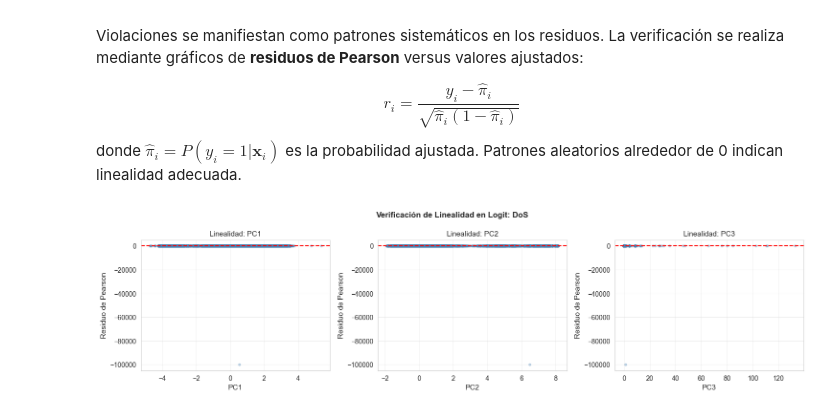
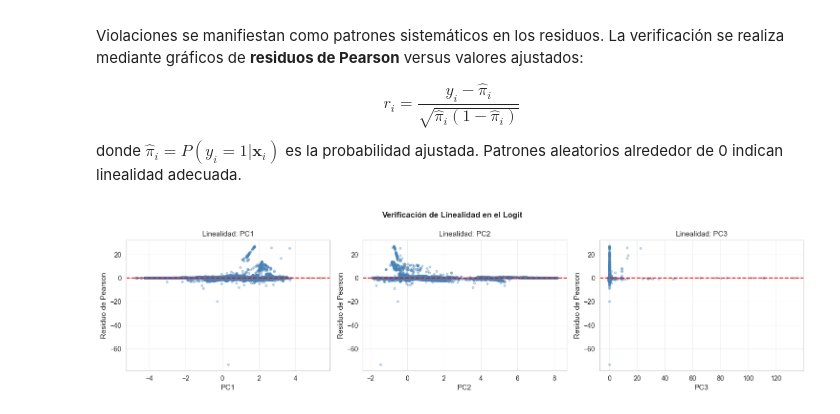
Before and after one commit to ChertaPro/Deteccion-de-Intrusiones-y-Analisis-de-Anomalias-en-Trafico-de-Red-mediante-Tecnicas-Estadasticas, a Jupyter notebook: Detección-de-Intrusiones-y-Análisis-de-Anomalías-en-Tráfico-de-Red-mediante-Técnicas-Estadísticas.ipynb, the cells around one changed output. Cells and saved outputs as stored; diff of their text form; code cells hidden in the pictures.

```diff
--- a/Detección-de-Intrusiones-y-Análisis-de-Anomalías-en-Tráfico-de-Red-mediante-Técnicas-Estadísticas.ipynb
+++ b/Detección-de-Intrusiones-y-Análisis-de-Anomalías-en-Tráfico-de-Red-mediante-Técnicas-Estadísticas.ipynb
@@ -1585,6 +1603,12 @@ $$
 
 donde $R_j^2$ es el coeficiente de determinación al regresar el predictor $j$ contra todos los demás. Valores $\text{VIF} < 5$ indican ausencia de multicolinealidad problemática.
 # %%
+# Convertir array de PCA a DataFrame
+X_pca_df = pd.DataFrame(
+    X_pca_df,
+    columns=[f'PC{i+1}' for i in range(X_pca_df.shape[1])]
+)
+
 # Calcular VIF
 vif_data = pd.DataFrame({
     'Componente': X_pca_df.columns,
@@ -1661,31 +1677,32 @@ donde $\hat{\pi}_i = P(y_i=1|\mathbf{x}_i)$ es la probabilidad ajustada. Patrone
 # %%
 from sklearn.linear_model import LogisticRegression
 
-# Ejemplo: modelo DoS
-attack_type = 'DoS'
-y = targets[attack_type]
+# Ajustar modelo preliminar para obtener residuos
+model_prelim = LogisticRegression(max_iter=1000, solver='lbfgs')
+model_prelim.fit(X_pca_df, y_binary)
+y_pred_proba = model_prelim.predict_proba(X_pca_df)[:, 1]
 
-model = LogisticRegression(max_iter=1000, solver='lbfgs').fit(X_pca_df, y)
-y_pred_proba = model.predict_proba(X_pca_df)[:, 1]
+# Calcular residuos de Pearson
+pearson_resid = (y_binary - y_pred_proba) / np.sqrt(y_pred_proba * (1 - y_pred_proba) + 1e-10)
 
-# Residuos de Pearson
-pearson_resid = (y - y_pred_proba) / np.sqrt(y_pred_proba * (1 - y_pred_proba) + 1e-10)
+# Visualización de linealidad (primeros 3 componentes)
+import matplotlib.pyplot as plt
 
-# Gráficos de residuos vs primeros 3 PCs
 fig, axes = plt.subplots(1, 3, figsize=(15, 4))
 
 for idx, pc in enumerate(['PC1', 'PC2', 'PC3']):
-    ax = axes[idx]
-    ax.scatter(X_pca_df[pc], pearson_resid, alpha=0.3, s=10, color='steelblue')
-    ax.axhline(0, color='red', linestyle='--', linewidth=1.5)
-    ax.set_xlabel(pc, fontsize=11)
-    ax.set_ylabel('Residuo de Pearson', fontsize=11)
-    ax.set_title(f'Linealidad: {pc}', fontsize=11)
-    ax.grid(alpha=0.3)
+    if pc in X_pca_df.columns:
+        ax = axes[idx]
+        ax.scatter(X_pca_df[pc], pearson_resid, alpha=0.3, s=10, color='steelblue')
+        ax.axhline(0, color='red', linestyle='--', linewidth=1.5)
+        ax.set_xlabel(pc, fontsize=11)
+        ax.set_ylabel('Residuo de Pearson', fontsize=11)
+        ax.set_title(f'Linealidad: {pc}', fontsize=11)
+        ax.grid(alpha=0.3)
 
-plt.suptitle(f'Verificación de Linealidad en Logit: {attack_type}', fontsize=12, fontweight='bold')
+plt.suptitle('Verificación de Linealidad en el Logit', fontsize=12, fontweight='bold')
 plt.tight_layout()
 plt.show()
 # %% [output]
-[figure, old version]
+[figure, new version]
 # %% [markdown]
```
Also changed, not shown: parts of 33 cells of this notebook, 1 other file.
